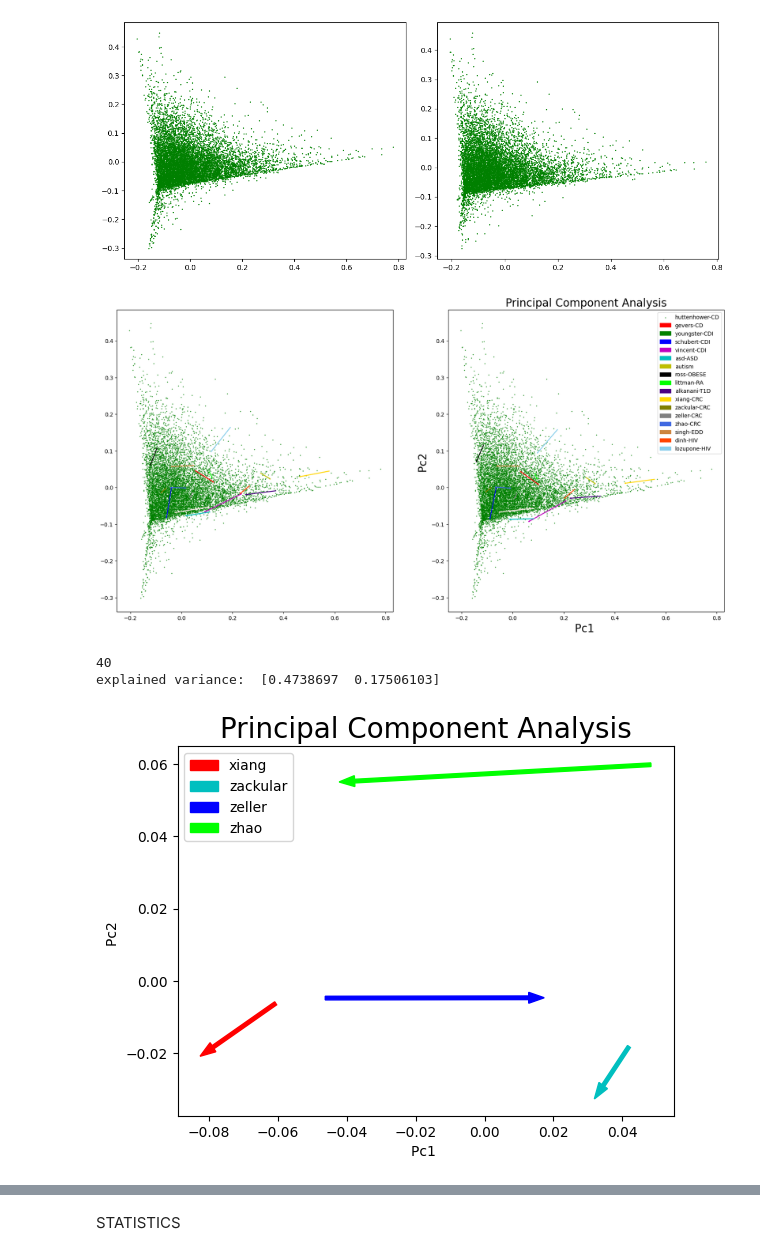
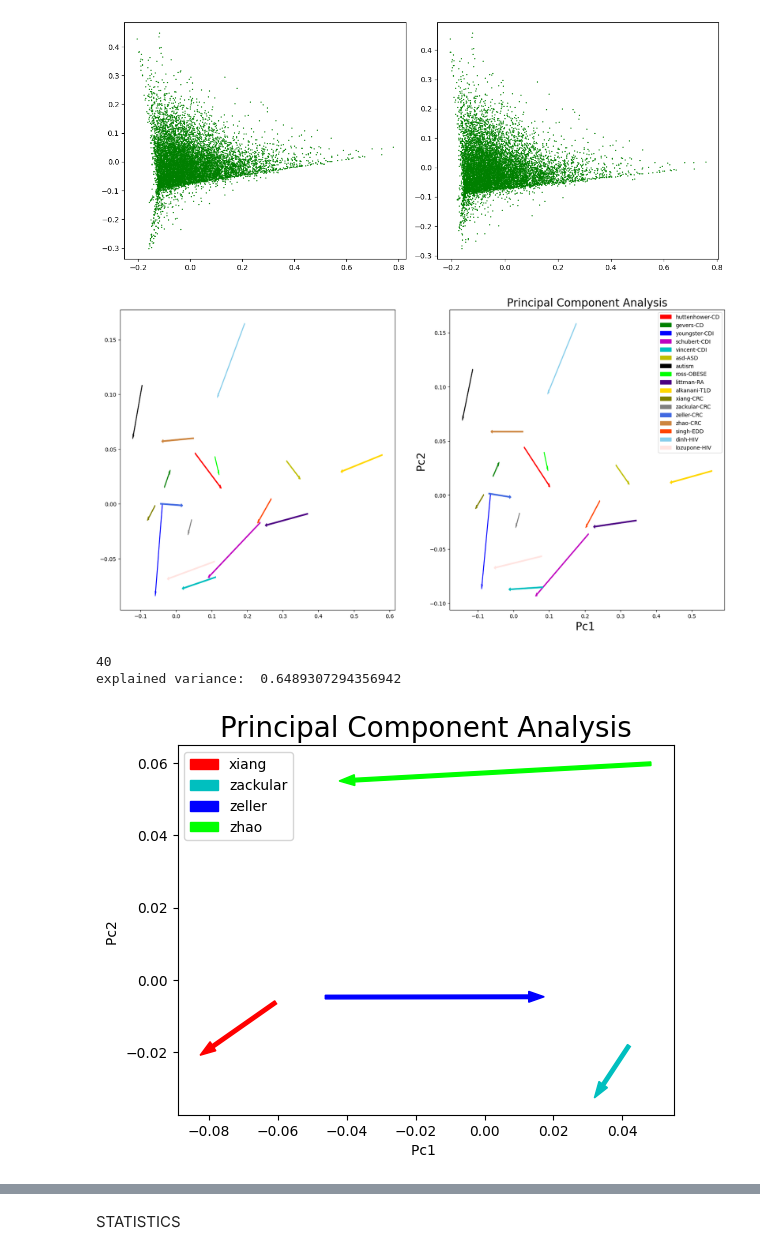
Before and after one commit to talnof1/microbiome_dysbiosis, a Jupyter notebook: american_gut/american_gut_pca.ipynb, the cells around one changed output, grey strips where cells are left out. Saved outputs shown, nothing was run; the diff lists cells and outputs as text; code cells hidden in the pictures.

```diff
--- a/american_gut/american_gut_pca.ipynb
+++ b/american_gut/american_gut_pca.ipynb
@@ -17,7 +17,7 @@ READ THE CLEANED DATA
 -merged with meta data - healthy vs disease
 # %%
 dataHD = pd.read_csv("C:/Users/talno/microbiom_project/cleaned_microbiomeHD_versionA")
-dataAmericans = pd.read_csv("C:/Users/talno/microbiom_project/cleaned_Americans_versionA")
+dataAmericans = pd.read_csv("C:/Users/talno/microbiom_project/cleaned_Americans_versionA", low_memory=False)
 # %%
 dataHD.drop(columns='Unnamed: 0', inplace=True)
 dataAmericans.drop(columns='Unnamed: 0', inplace=True)
@@ -128,48 +132,47 @@ plt.savefig('C:/Users/talno/microbiom_project/microbiome_dysbiosis/microbiome_dy
 plt.show()
 # %% [output]
 [figure]
-# %%
-pca = PCA(n_components=2)
-pca.fit()
-components_americans2 = pca.transform(dataAmericans_filtered)
-components_HD2 = pca.transform(dataHD_filtered)
-print("explained variance: ", pca.explained_variance_ratio_)
-pca_americans2 = pd.DataFrame(data= components_americans2, columns= ['Pc1', 'Pc2'])
-pca_HD2 = pd.DataFrame(data= components_HD2, columns= ['Pc1', 'Pc2'])
 # %%
 %matplotlib inline
 
 fig, axes = plt.subplots(nrows=1, ncols=2, figsize=(20,10))
 itr = [pca_HD1, pca_HD2]
+polar_data = dict()
 for i, pca_HD in enumerate(itr):
     plt.xlabel('Pc1 ', fontsize=20)
     plt.ylabel('Pc2 ', fontsize=20)
     plt.title("Principal Component Analysis",fontsize=20)
 
     targets = [["huttenhower", "H"],["huttenhower", "D"], ["gevers", "H"],["gevers", "D"], ["youngster", "H"],["youngster", "D"], ["schubert", "H"],["schubert", "D"],["vincent", "H"],["vincent", "D"],["asd", "H"],["asd", "D"],["autism", "H"],["autism", "D"],["ross", "H"],["ross", "D"],["littman", "H"],["littman", "D"],["alkanani", "H"],["alkanani", "D"],["xiang", "H"],["xiang", "D"],["zackular", "H"],["zackular", "D"],["zeller", "H"],["zeller", "D"],["zhao", "H"],["zhao", "D"],["singh", "H"],["singh", "D"],["dinh", "H"],["dinh", "D"],["lozupone", "H"],["lozupone", "D"]]
-    how_many = []
     colors = ['r', 'r', 'g', 'g', 'b', 'b','m', 'm', 'c', 'c','y','y','k','k','lime','lime','indigo','indigo','gold','gold','olive','olive','grey','grey','royalblue','royalblue','peru','peru','orangered','orangered','skyblue','skyblue','mistyrose','mistyrose']
-    arrows = []
-    axes[i].scatter(pca_americans1.loc[:,'Pc1'], pca_americans1.loc[:,'Pc2'],marker='.',s=2, color= 'g')
+    arrows, var_x, var_y, angles, sizes = [], [], [], [], []
+    # axes[i].scatter(pca_americans1.loc[:,'Pc1'], pca_americans1.loc[:,'Pc2'],marker='.',s=2, color= 'g')
     for target, color in zip(targets,colors):
         indicesToKeep = (dataHD['From'] == target[0]) & (dataHD['DiseaseState'] == target[1])
         fill = 'none'
         if target[1] == "D":
             fill = color
         x = pca_HD.loc[indicesToKeep.values, 'Pc1'].values.mean()
         y = pca_HD.loc[indicesToKeep.values, 'Pc2'].values.mean()
+        x_v = np.var(pca_HD.loc[indicesToKeep.values, 'Pc1'].values)
+        y_v = np.var(pca_HD.loc[indicesToKeep.values, 'Pc2'].values)
+        var_x.append(x_v)
+        var_y.append(y_v)
         arrows.append(x)
         arrows.append(y)
         # axes[i].scatter(pca_HD.loc[indicesToKeep.values, 'Pc1'] , pca_HD.loc[indicesToKeep.values, 'Pc2'], c=fill, edgecolors=color, s=50)
     # find centroids and plotting an arrow
     col = ['r', 'g', 'b', 'm', 'c','y','k','lime','indigo','gold','olive','grey','royalblue','peru','orangered','skyblue','mistyrose']
     for j in range(0,len(arrows),4):
         axes[i].arrow(arrows[j], arrows[j+1], arrows[j+2]-arrows[j],arrows[j+3]-arrows[j+1], color=col[j//4])
+        angles.append(math.atan2(arrows[j+3]-arrows[j+1],arrows[j+2]-arrows[j]))
+        sizes.append(math.sqrt((arrows[j+2]-arrows[j])**2+(arrows[j+3]-arrows[j+1])**2))
     L = ["huttenhower-CD", "gevers-CD", "youngster-CDI", "schubert-CDI","vincent-CDI","asd-ASD","autism","ross-OBESE","littman-RA","alkanani-T1D","xiang-CRC","zackular-CRC","zeller-CRC","zhao-CRC","singh-EDD","dinh-HIV","lozupone-HIV"]
     plt.legend(L)
+    polar_data[i] = [var_x, var_y, angles, sizes]
 # fig.show()
 # %% [output]
-[figure, old version]
+[figure, new version]
 # %%
 disease = ["CD","CDI","autism", "Obese", "RA","T1D","CRC","EDD","HIV"]
 disease_map = {"CD":["huttenhower", "gevers", "N", "N"],"CDI":["youngster", "schubert","vincent", "N"],"autism":['asd', 'autism', "N", "N"], "Obese":['ross', "N", "N", "N"], "RA":['littman', "N", "N", 'N'],"T1D":['alkanani', "N", "N", 'N'],"CRC":["xiang","zackular","zeller","zhao"],"EDD":['singh', "N", "N", "N"],"HIV":['dinh',"lozupone", "N", "N"]}
@@ -219,5 +222,5 @@ def pca_disease(disease):
 pca_disease("CRC")
 # %% [output]
 40
-explained variance:  [0.4738697  0.17506103]
+explained variance:  0.6489307294356942
 [figure]
```
Also changed, not shown: parts of 12 cells of this notebook.
